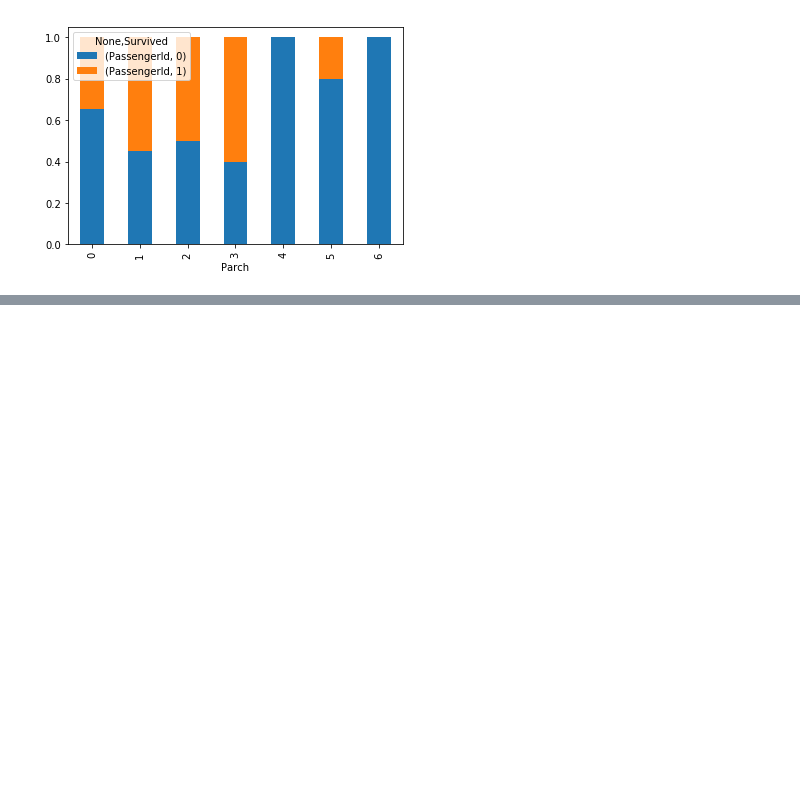
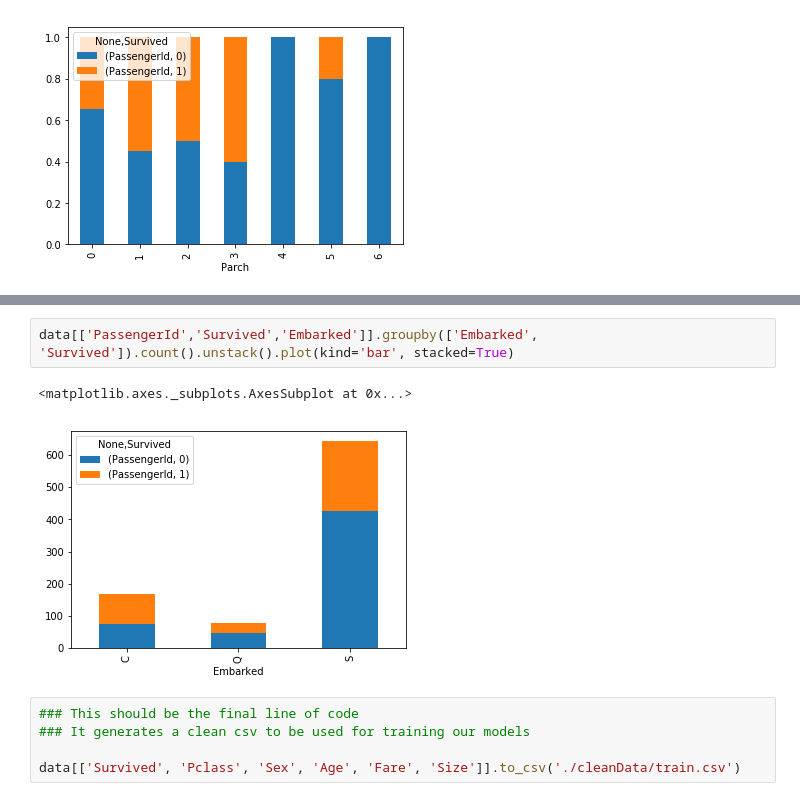
Before and after one commit to rymlaabiyad/ML_titanic, a Jupyter notebook: ML_Titanic.ipynb, the cells around one changed output, grey strips where cells are left out. Drawn from its saved outputs; the diff is of its cells as text; blank space fills up the shorter version.

```diff
--- a/ML_Titanic.ipynb
+++ b/ML_Titanic.ipynb
@@ -260,0 +311,10 @@ KeyError: "['Size'] not in index"
+# %%
+data[['PassengerId','Survived','Embarked']].groupby(['Embarked', 'Survived']).count().unstack().plot(kind='bar', stacked=True)
+# %% [output]
+<matplotlib.axes._subplots.AxesSubplot at 0x...>
+[figure, added]
+# %%
+### This should be the final line of code
+### It generates a clean csv to be used for training our models
+
+data[['Survived', 'Pclass', 'Sex', 'Age', 'Fare', 'Size']].to_csv('./cleanData/train.csv')
```
Also changed, not shown: parts of 19 cells of this notebook.
